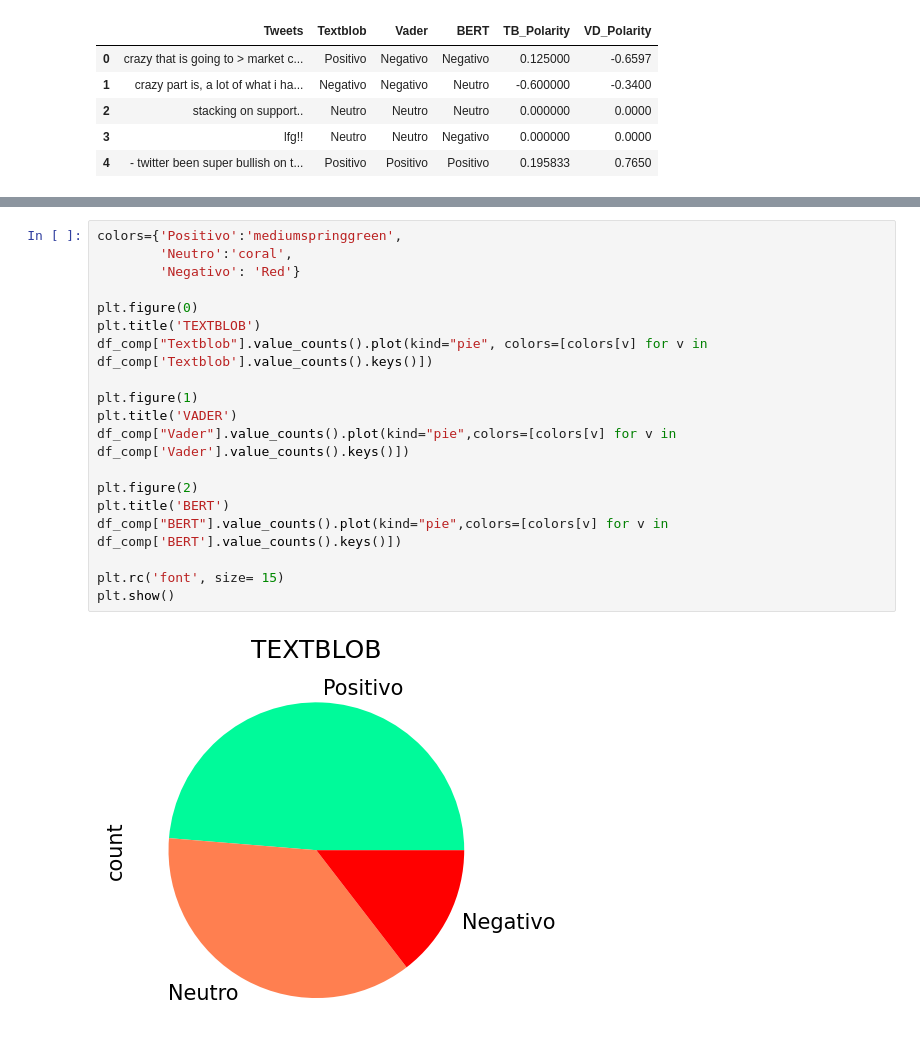
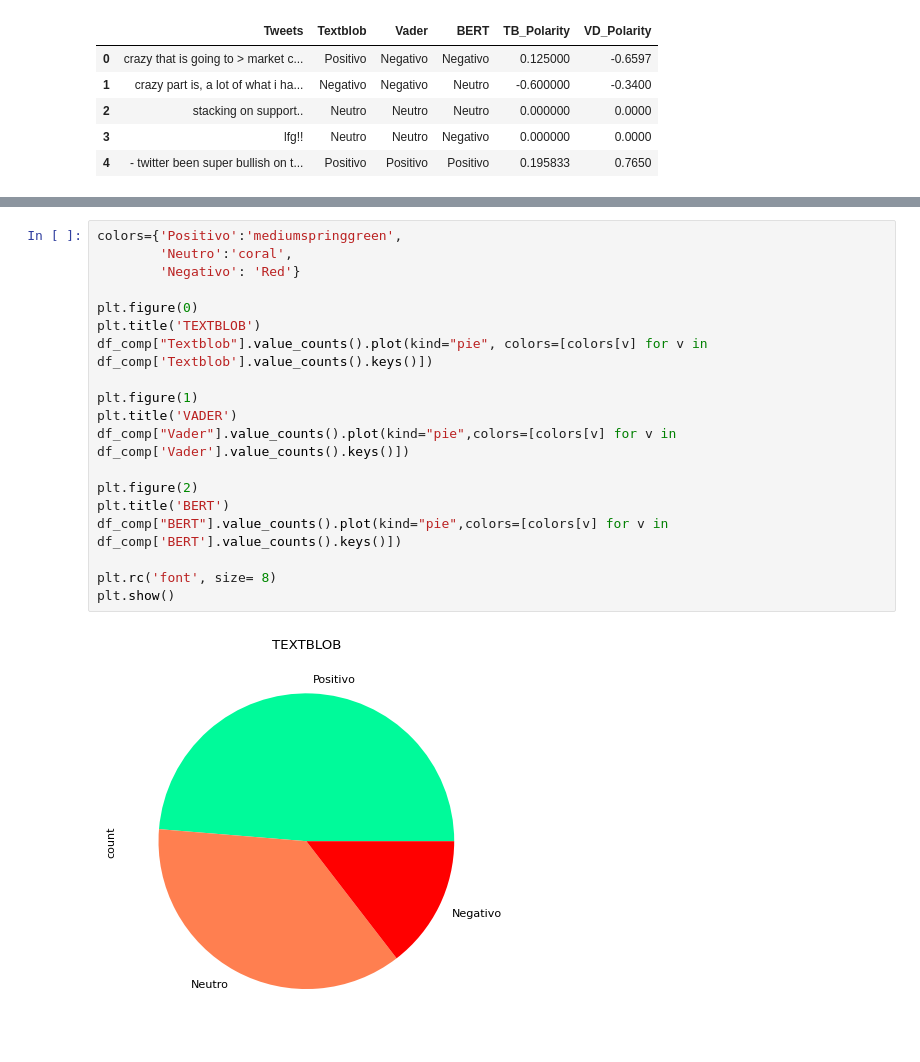
Before and after one commit to jairobernardesjunior/023_Financial_nlp_project_sentiment_stock, a Jupyter notebook: 02 pss_analisa_apresenta_sentimento.ipynb, the cells around one changed output, grey strips where cells are left out. Drawn from its saved outputs; the diff is of its cells as text.

```diff
--- a/02 pss_analisa_apresenta_sentimento.ipynb
+++ b/02 pss_analisa_apresenta_sentimento.ipynb
@@ -111,21 +135,21 @@ df_comp.head(5)
 # %%
 colors={'Positivo':'mediumspringgreen',
         'Neutro':'coral',
         'Negativo': 'Red'}
 
 plt.figure(0)
 plt.title('TEXTBLOB')
 df_comp["Textblob"].value_counts().plot(kind="pie", colors=[colors[v] for v in df_comp['Textblob'].value_counts().keys()])
 
 plt.figure(1)
 plt.title('VADER')
 df_comp["Vader"].value_counts().plot(kind="pie",colors=[colors[v] for v in df_comp['Vader'].value_counts().keys()])
 
 plt.figure(2)
 plt.title('BERT')
 df_comp["BERT"].value_counts().plot(kind="pie",colors=[colors[v] for v in df_comp['BERT'].value_counts().keys()])
 
-plt.rc('font', size= 15)
+plt.rc('font', size= 8)
 plt.show()
 # %% [output]
-[figure, old version]
+[figure, new version]
```
Also changed, not shown: parts of 9 cells of this notebook, 3 other files.
